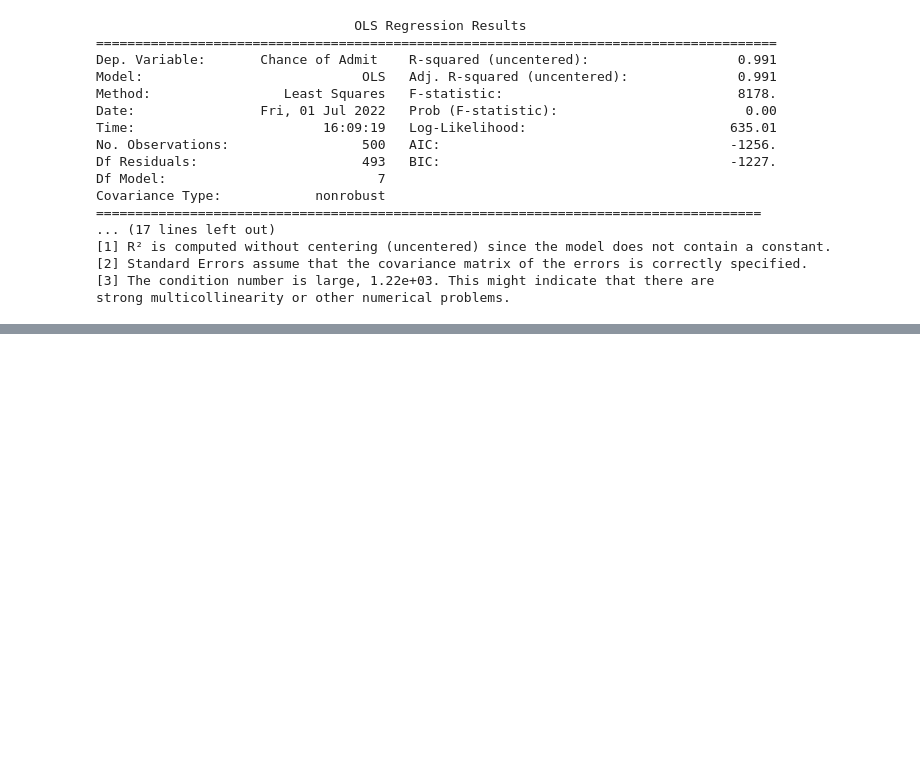
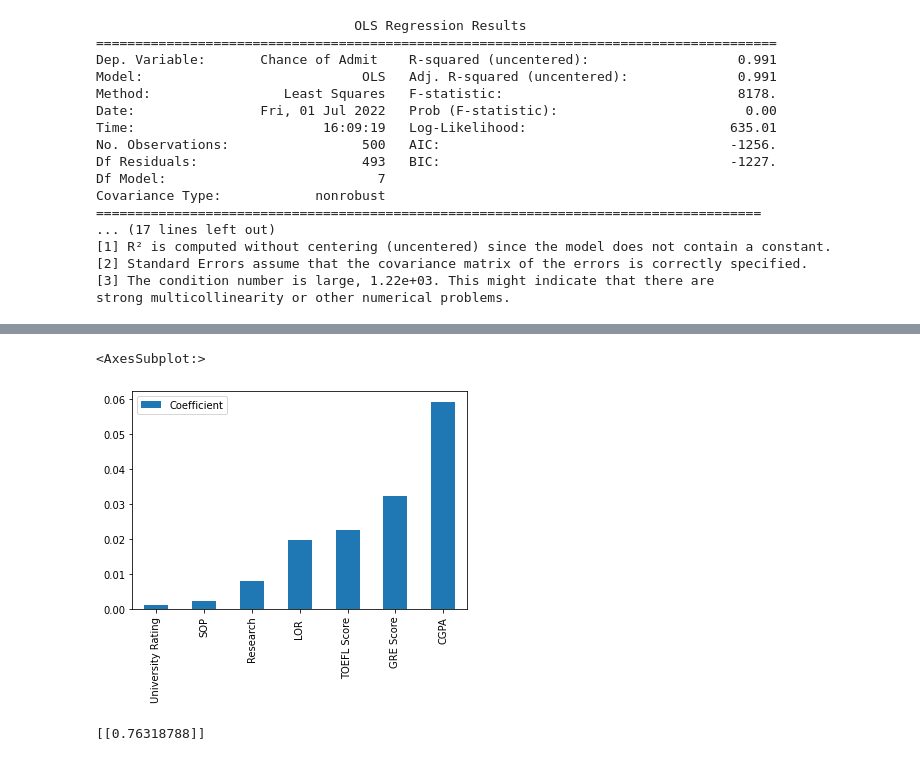
Before and after one commit to emileDesmaili/gradpredictor, a Jupyter notebook: EDA.ipynb, the cells around one changed output, grey strips where cells are left out. Cells and saved outputs as stored; diff of their text form; code cells hidden in the pictures; blank space fills up the shorter version.

```diff
--- a/EDA.ipynb
+++ b/EDA.ipynb
@@ -91,5 +91,9 @@ PLS r-squared 0.800
 # %%
-pca_2 = make_pipeline(PCA(n_components=1), LinearRegression())
-pca_2.fit(X_train, y_train)
-print(f"PCR r-squared with 2 components {pca_2.score(X_test, y_test):.3f}")
+n = 3
+pcr_2 = make_pipeline(StandardScaler(),PCA(n_components=n), LinearRegression())
+pcr_2.fit(X_train.values, y_train.values)
+pls_2 = PLSRegression(n_components=n)
+pls_2.fit(X_train.values, y_train.values)
+print(f"PCR r-squared with 2 components {pcr_2.score(X_test.values, y_test.values):.3f}")
+print(f"PLS r-squared with 2 components {pls_2.score(X_test.values, y_test.values):.3f}")
 # %% [output]
@@ -96,0 +102,3 @@ PCR r-squared with 2 components 0.656
+# %%
+coeffs = pd.DataFrame(pls_2.coef_.transpose(), columns = X.columns,index=['Coefficient']).sort_values(by='Coefficient',axis=1).T
+coeffs
@@ -96,0 +114,5 @@ PCR r-squared with 2 components 0.656
+# %%
+coeffs.plot.bar()
+# %% [output]
+<AxesSubplot:>
+[figure, added]
@@ -96,0 +124,13 @@ PCR r-squared with 2 components 0.656
+# %%
+sop=5
+research=1
+lor=5
+toefl=100
+gre=310
+gpa=9
+
+new_X = np.array([gre, toefl, 5, sop, lor, gpa, research])
+prediction = pls_2.predict(new_X.reshape(1,-1))
+print(prediction)
+# %% [output]
+[[0.76318788]]
```
Also changed, not shown: parts of 5 cells of this notebook, 2 other files.
